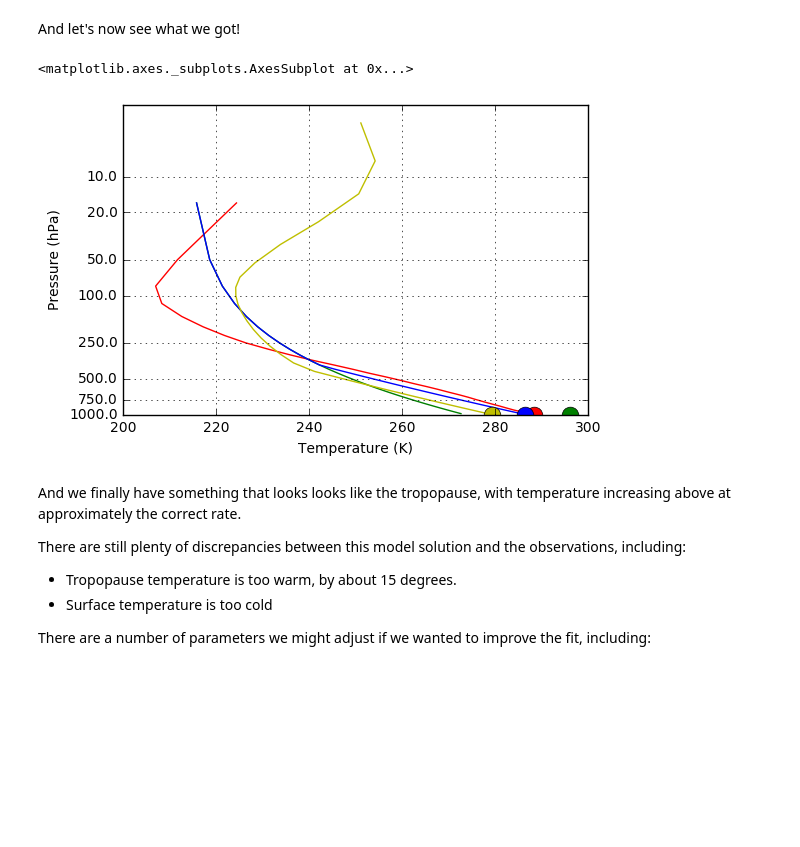
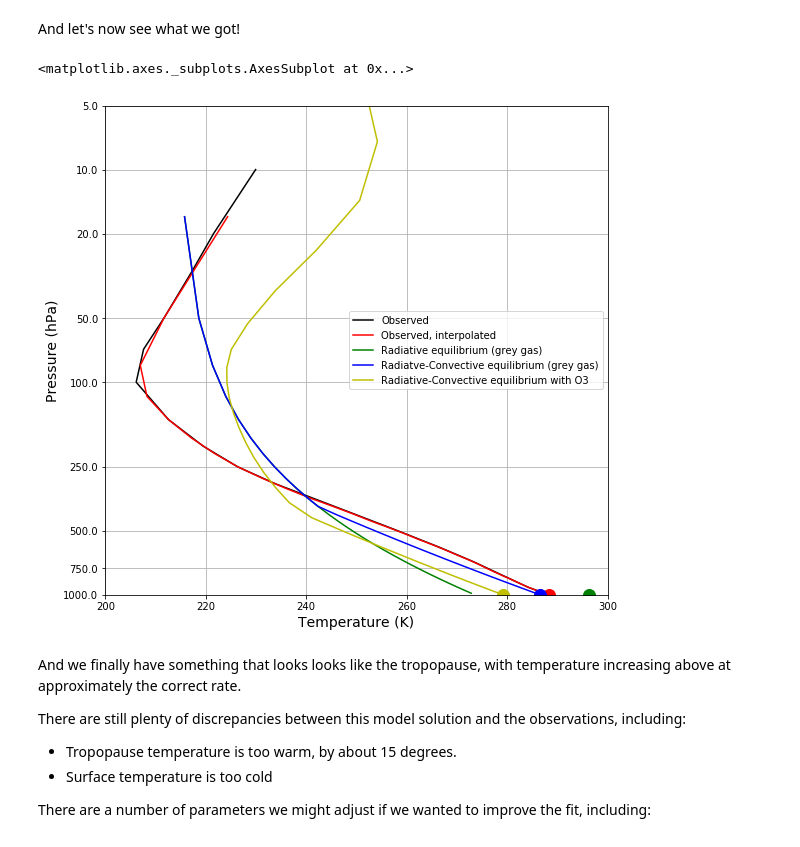
Before and after one commit to brian-rose/ClimateModeling_courseware, a Jupyter notebook: Lectures/Lecture07 -- Grey radiation modeling with climlab.ipynb, the cells around one changed output. Drawn from its saved outputs; the diff is of its cells as text; code cells hidden in the pictures; blank space fills up the shorter version.

```diff
--- a/Lectures/Lecture07 -- Grey radiation modeling with climlab.ipynb
+++ b/Lectures/Lecture07 -- Grey radiation modeling with climlab.ipynb
@@ -566,0 +618,5 @@ print O3_global
+# %%
+#  Take global, annual average and convert to Kelvin
+weight_ozone = cos(deg2rad(ozone.lat)) / cos(deg2rad(ozone.lat)).mean(dim='lat')
+O3_global = (ozone.O3 * weight_ozone).mean(dim=('lat','lon','time'))
+print O3_global
@@ -595,0 +652,6 @@ top: <class 'climlab.model.column.RadiativeConvectiveModel'>
+# %%
+# the RadiativeConvectiveModel is pre-defined in climlab
+#  It contains the same components are our previous model
+#   But here we are specifying a different set of vertical levels.
+oz_col = climlab.RadiativeConvectiveModel(lev = ozone.lev, adj_lapse_rate=6)
+print oz_col
@@ -602,7 +675,7 @@ Now we need to weight the absorptivity by the pressure (mass) of each layer.
 # in our grey gas model
 ozonefactor = 75
 dp = oz_col.Tatm.domain.lev.delta
-epsSW = O3_global * dp * ozonefactor
+epsSW = O3_global.values * dp * ozonefactor
 # %% [markdown]
 We want to use the field `epsSW` as the absorptivity for our SW radiation model.
 
@@ -663,12 +736,15 @@ print oz_col.ASR - oz_col.OLR
 [-0.0040524]
 # %% [markdown]
 And let's now see what we got!
+# %%
+result_list.append(oz_col.state)
+name_list.append('Radiative-Convective equilibrium with O3')
 # %%
 #  Make a plot to compare observations, Radiative Equilibrium, Radiative-Convective Equilibrium, and RCE with ozone!
-plot_sounding([col, re, rce, oz_col])
+plot_soundings(result_list, name_list)
 # %% [output]
 <matplotlib.axes._subplots.AxesSubplot at 0x...>
-[figure, old version]
+[figure, new version]
 # %% [markdown]
 And we finally have something that looks looks like the tropopause, with temperature increasing above at approximately the correct rate.
 
```
Also changed, not shown: parts of 63 cells of this notebook, 4 other files.
